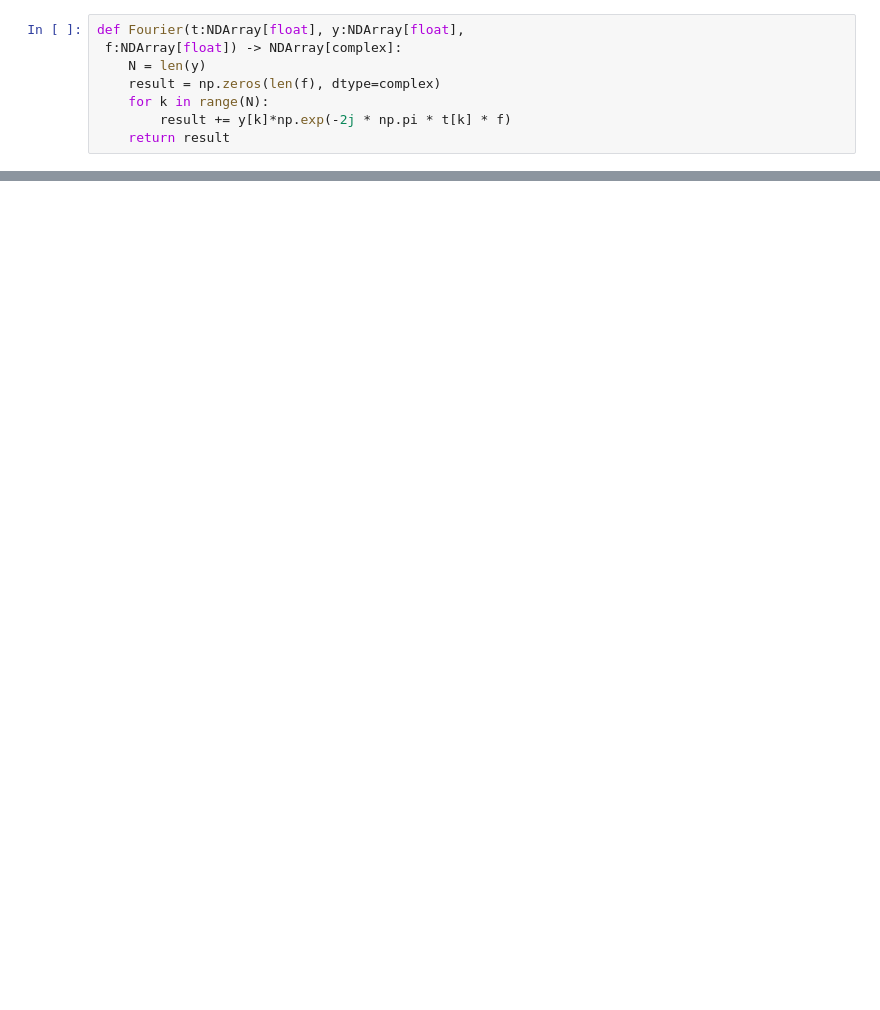
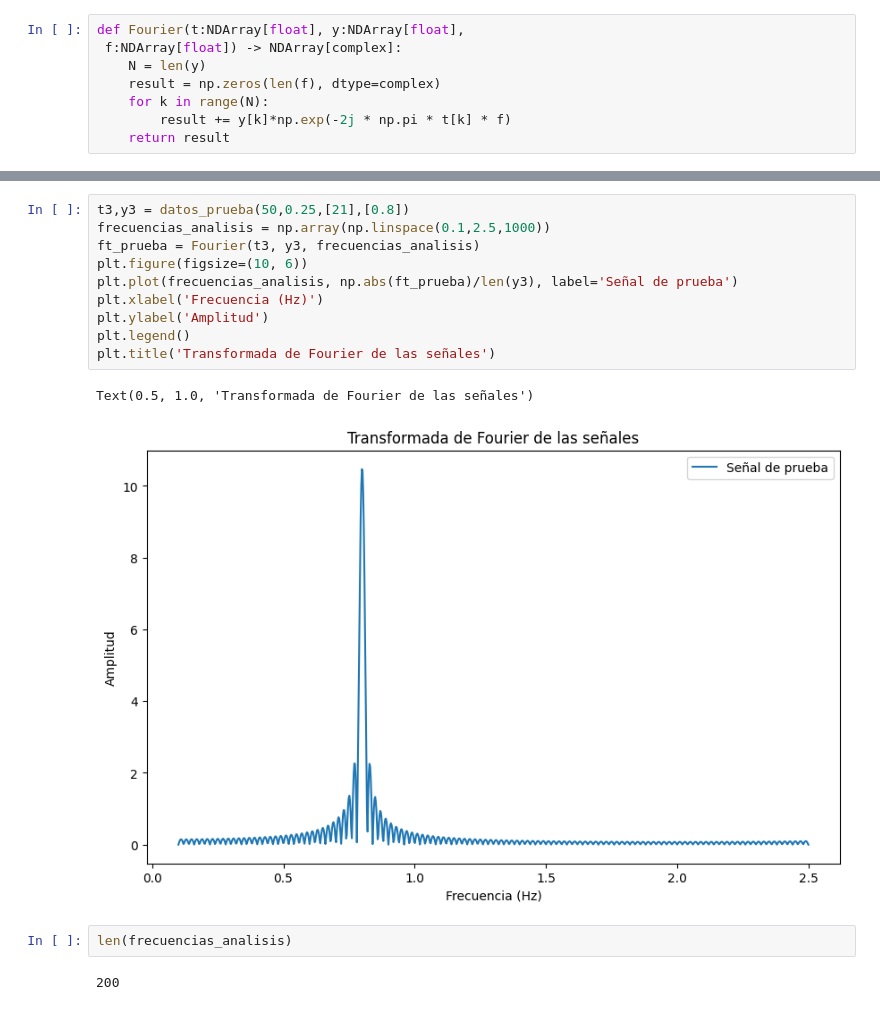
Before and after one commit to YeiferKmac/MetodosComputacionales2-G02, a Jupyter notebook: Tarea2.ipynb, the cells around one changed output, grey strips where cells are left out. Saved outputs shown, nothing was run; the diff lists cells and outputs as text; blank space fills up the shorter version.

```diff
--- a/Tarea2.ipynb
+++ b/Tarea2.ipynb
@@ -40,0 +58,17 @@ TypeError: can't multiply sequence by non-int of type 'complex'
+# %%
+t3,y3 = datos_prueba(50,0.25,[21],[0.8])
+frecuencias_analisis = np.array(np.linspace(0.1,2.5,1000))
+ft_prueba = Fourier(t3, y3, frecuencias_analisis)
+plt.figure(figsize=(10, 6))
+plt.plot(frecuencias_analisis, np.abs(ft_prueba)/len(y3), label='Señal de prueba')
+plt.xlabel('Frecuencia (Hz)')
+plt.ylabel('Amplitud')
+plt.legend()
+plt.title('Transformada de Fourier de las señales')
+# %% [output]
+Text(0.5, 1.0, 'Transformada de Fourier de las señales')
+[figure, added]
+# %%
+len(frecuencias_analisis)
+# %% [output]
+200
```
Also changed, not shown: parts of 8 cells of this notebook.
